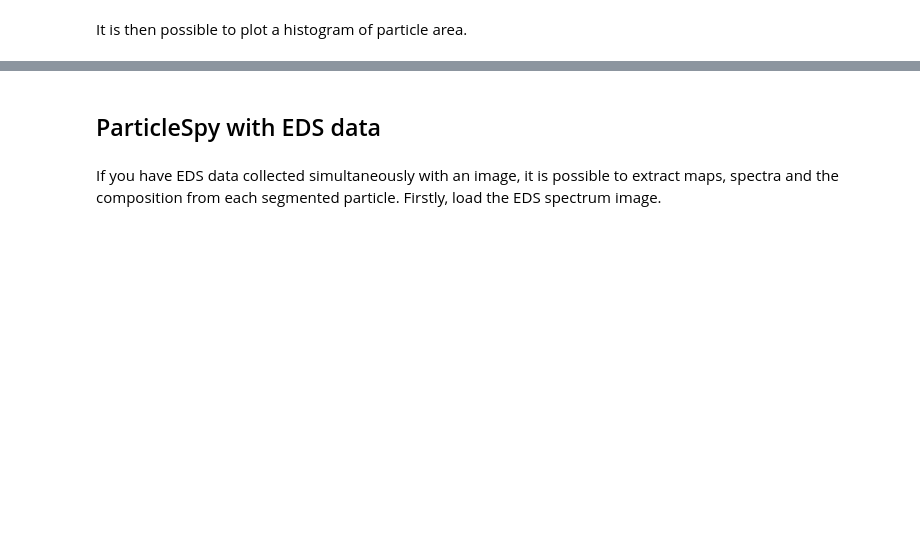
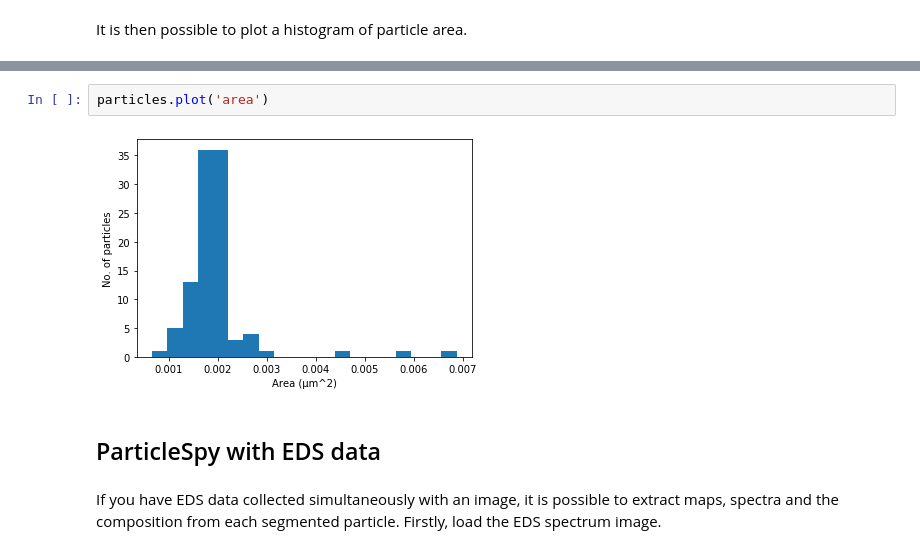
Before and after one commit to ePSIC-DLS/particlespy, a Jupyter notebook: ParticleSpy/Basic Example.ipynb, the cells around one changed output, grey strips where cells are left out. Drawn from its saved outputs; the diff is of its cells as text; blank space fills up the shorter version.

```diff
--- a/ParticleSpy/Basic Example.ipynb
+++ b/ParticleSpy/Basic Example.ipynb
@@ -51,3 +50,7 @@ particles.plot_area()
+# %%
+particles.plot('area')
+# %% [output]
+[figure, added]
 # %% [markdown]
 ## ParticleSpy with EDS data
 # %% [markdown]
```
Also changed, not shown: parts of 13 cells of this notebook, 10 other files.
